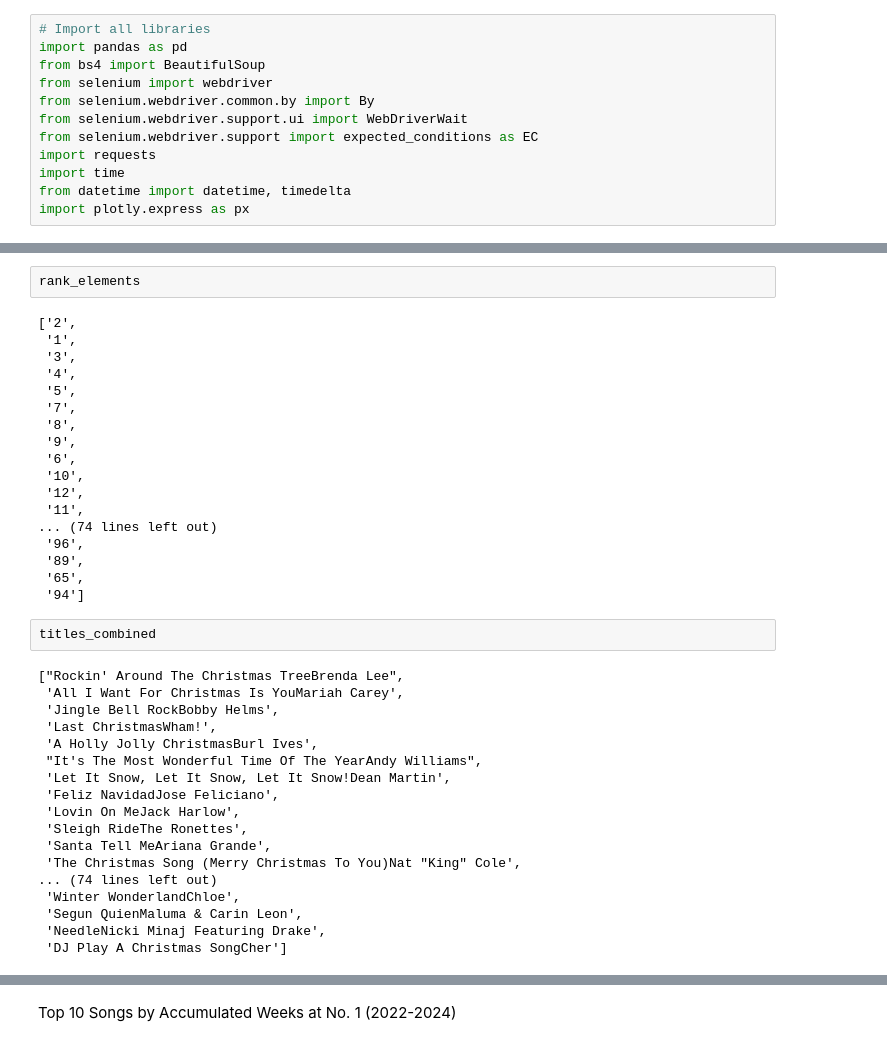
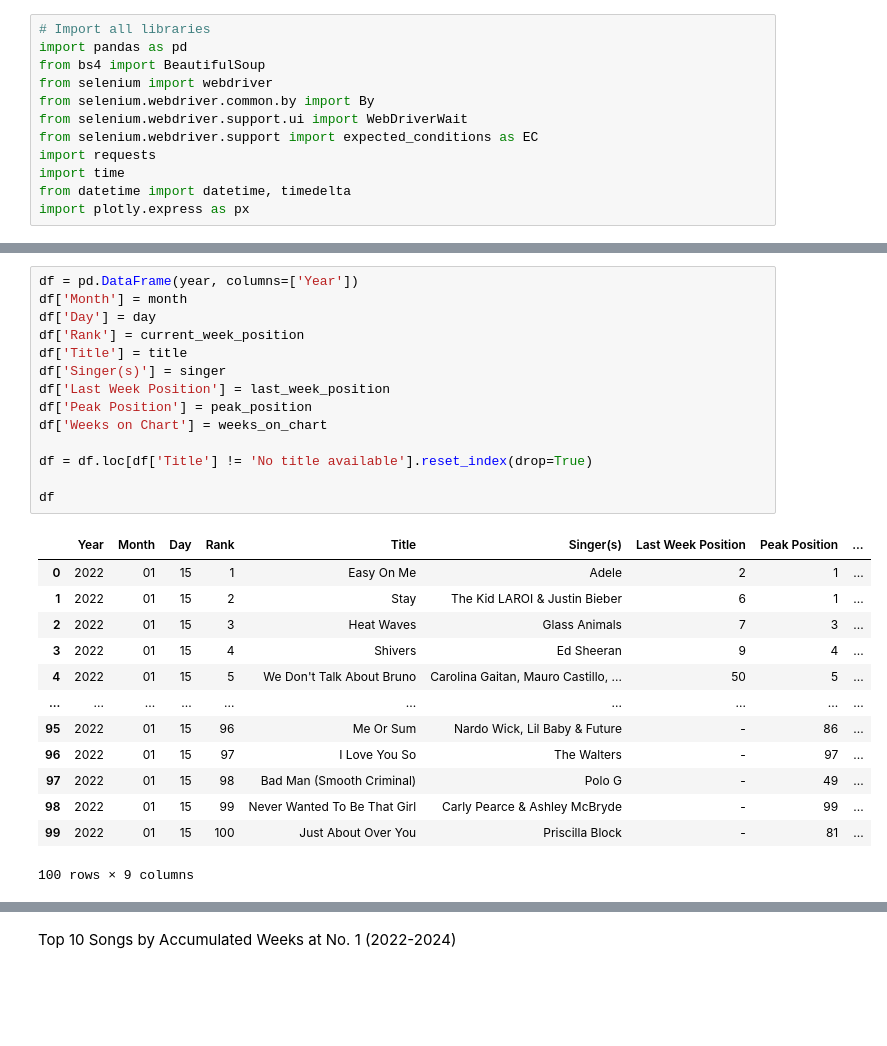
Before and after one commit to brianwpiano/Billboard-Hot100-Analysis, a Jupyter notebook: Billboard_Hot_100_Chart_Overview_Selenium.ipynb, the cells around one changed output, grey strips where cells are left out. Saved outputs shown, nothing was run; the diff lists cells and outputs as text; blank space fills up the shorter version.

```diff
--- a/Billboard_Hot_100_Chart_Overview_Selenium.ipynb
+++ b/Billboard_Hot_100_Chart_Overview_Selenium.ipynb
@@ -125,41 +123,29 @@ for element in elements:
-# %%
-rank_elements
-# %% [output]
-['2',
- '1',
- '3',
- '4',
- '5',
- '7',
- '8',
- '9',
- '6',
- '10',
- '12',
- '11',
-... (74 lines left out)
- '96',
- '89',
- '65',
- '94']
-# %%
-titles_combined
-# %% [output]
-["Rockin' Around The Christmas TreeBrenda Lee",
- 'All I Want For Christmas Is YouMariah Carey',
- 'Jingle Bell RockBobby Helms',
- 'Last ChristmasWham!',
- 'A Holly Jolly ChristmasBurl Ives',
- "It's The Most Wonderful Time Of The YearAndy Williams",
- 'Let It Snow, Let It Snow, Let It Snow!Dean Martin',
- 'Feliz NavidadJose Feliciano',
- 'Lovin On MeJack Harlow',
- 'Sleigh RideThe Ronettes',
- 'Santa Tell MeAriana Grande',
- 'The Christmas Song (Merry Christmas To You)Nat "King" Cole',
-... (74 lines left out)
- 'Winter WonderlandChloe',
- 'Segun QuienMaluma & Carin Leon',
- 'NeedleNicki Minaj Featuring Drake',
- 'DJ Play A Christmas SongCher']
+# %%
+df = pd.DataFrame(year, columns=['Year'])
+df['Month'] = month
+df['Day'] = day
+df['Rank'] = current_week_position
+df['Title'] = title
+df['Singer(s)'] = singer
+df['Last Week Position'] = last_week_position
+df['Peak Position'] = peak_position
+df['Weeks on Chart'] = weeks_on_chart
+
+df = df.loc[df['Title'] != 'No title available'].reset_index(drop=True)
+
+df
+# %% [output]
+|  | Year | Month | Day | Rank | Title | Singer(s) | Last Week Position | Peak Position | ... |
+| 0 | 2022 | 01 | 15 | 1 | Easy On Me | Adele | 2 | 1 | ... |
+| 1 | 2022 | 01 | 15 | 2 | Stay | The Kid LAROI & Justin Bieber | 6 | 1 | ... |
+| 2 | 2022 | 01 | 15 | 3 | Heat Waves | Glass Animals | 7 | 3 | ... |
+| 3 | 2022 | 01 | 15 | 4 | Shivers | Ed Sheeran | 9 | 4 | ... |
+| 4 | 2022 | 01 | 15 | 5 | We Don't Talk About Bruno | Carolina Gaitan, Mauro Castillo, ... | 50 | 5 | ... |
+| ... | ... | ... | ... | ... | ... | ... | ... | ... | ... |
+| 95 | 2022 | 01 | 15 | 96 | Me Or Sum | Nardo Wick, Lil Baby & Future | - | 86 | ... |
+| 96 | 2022 | 01 | 15 | 97 | I Love You So | The Walters | - | 97 | ... |
+| 97 | 2022 | 01 | 15 | 98 | Bad Man (Smooth Criminal) | Polo G | - | 49 | ... |
+| 98 | 2022 | 01 | 15 | 99 | Never Wanted To Be That Girl | Carly Pearce & Ashley McBryde | - | 99 | ... |
+| 99 | 2022 | 01 | 15 | 100 | Just About Over You | Priscilla Block | - | 81 | ... |
+100 rows × 9 columns
 # %%
```
Also changed, not shown: parts of 14 cells of this notebook, 2 other files.
